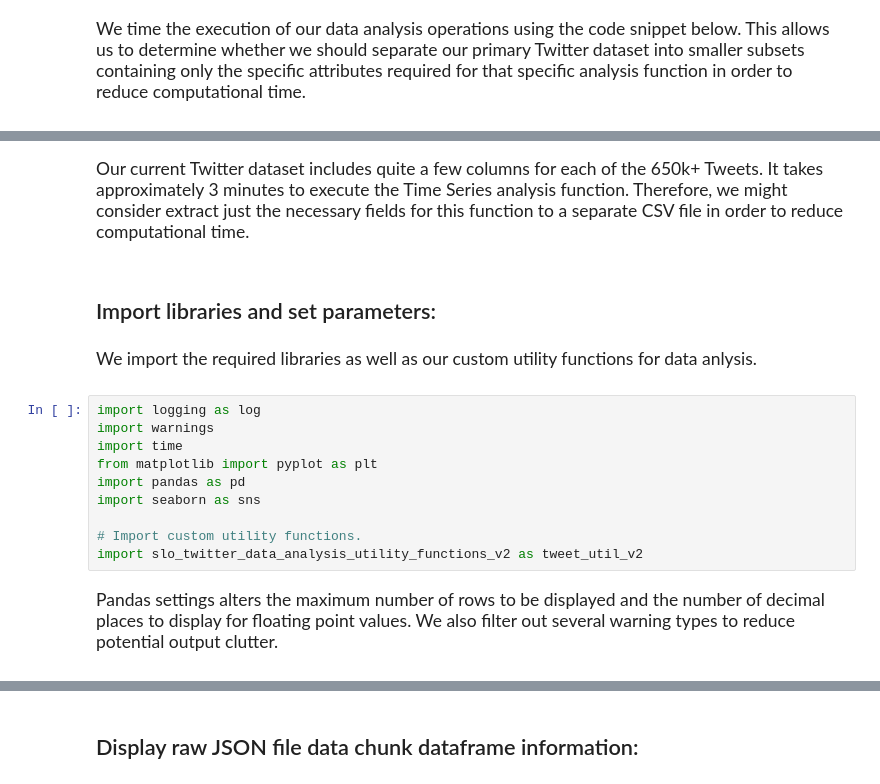
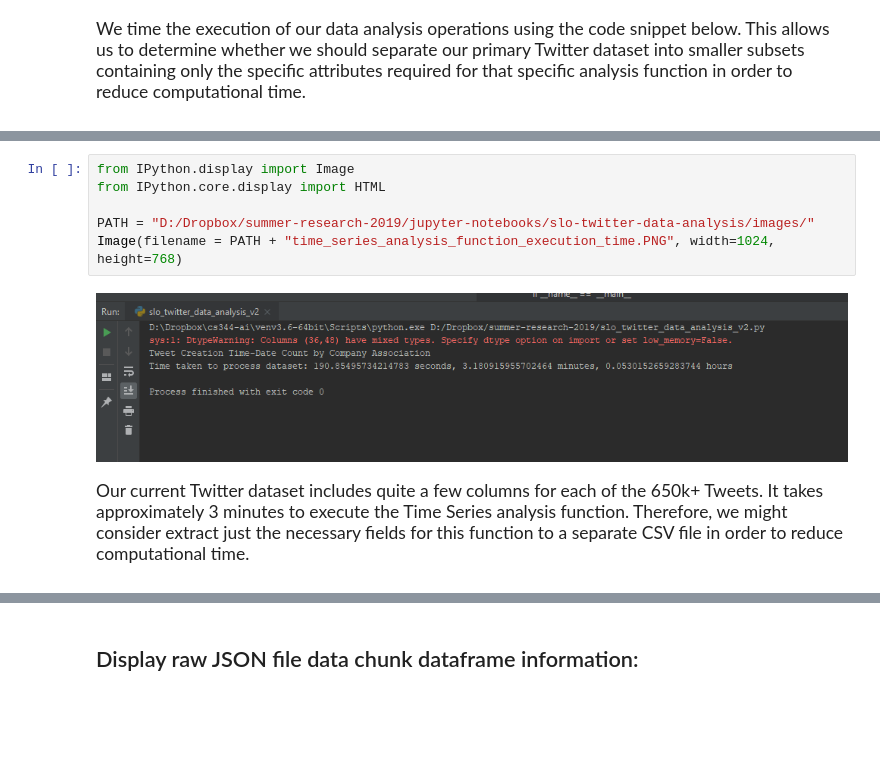
Before and after one commit to J-Jinn/Summer-Research-2019, a Jupyter notebook: jupyter-notebooks/slo-twitter-data-analysis/slo-twitter-data-analysis-codebase-intro.ipynb, the cells around one changed output, grey strips where cells are left out. Cells and saved outputs as stored; diff of their text form; blank space fills up the shorter version.

Commit message:
Jupyter Notebook Data Analysis Files Iteration 1 complete.

```diff
--- a/jupyter-notebooks/slo-twitter-data-analysis/slo-twitter-data-analysis-codebase-intro.ipynb
+++ b/jupyter-notebooks/slo-twitter-data-analysis/slo-twitter-data-analysis-codebase-intro.ipynb
@@ -79,30 +138,14 @@ print(f"Time taken to process dataset: {time_elapsed_in_seconds} seconds, "
+# %%
+from IPython.display import Image
+from IPython.core.display import HTML
+
+PATH = "D:/Dropbox/summer-research-2019/jupyter-notebooks/slo-twitter-data-analysis/images/"
+Image(filename = PATH + "time_series_analysis_function_execution_time.PNG", width=1024, height=768)
+# %% [output]
+[figure, added]
 # %% [markdown]
 <span style="font-family:Papyrus; font-size:1.25em;">
 
 Our current Twitter dataset includes quite a few columns for each of the 650k+ Tweets.  It takes approximately 3 minutes to execute the Time Series analysis function.  Therefore, we might consider extract just the necessary fields for this function to a separate CSV file in order to reduce computational time.<br>
 
 </span>
-# %% [markdown]
-## Import libraries and set parameters:
-# %% [markdown]
-<span style="font-family:Papyrus; font-size:1.25em;">
-
-We import the required libraries as well as our custom utility functions for data anlysis.
-
-</span>
-# %%
-import logging as log
-import warnings
-import time
-from matplotlib import pyplot as plt
-import pandas as pd
-import seaborn as sns
-
-# Import custom utility functions.
-import slo_twitter_data_analysis_utility_functions_v2 as tweet_util_v2
-# %% [markdown]
-<span style="font-family:Papyrus; font-size:1.25em;">
-
-Pandas settings alters the maximum number of rows to be displayed and the number of decimal places to display for floating point values.  We also filter out several warning types to reduce potential output clutter.<br>
-
-</span>
```
Also changed, not shown: parts of 22 cells of this notebook, 17 other files.
